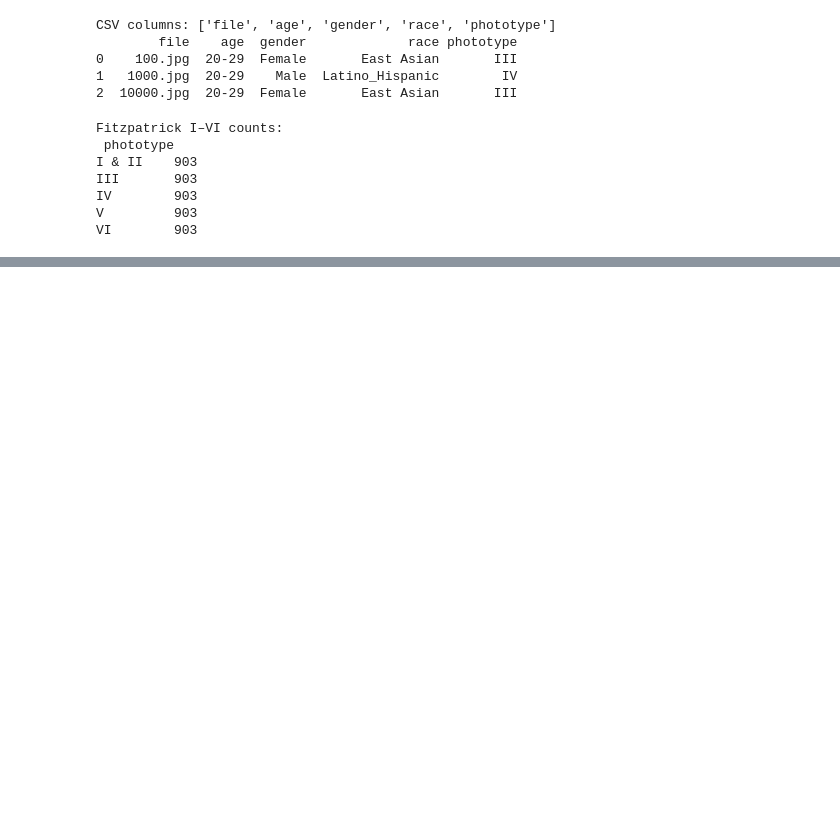
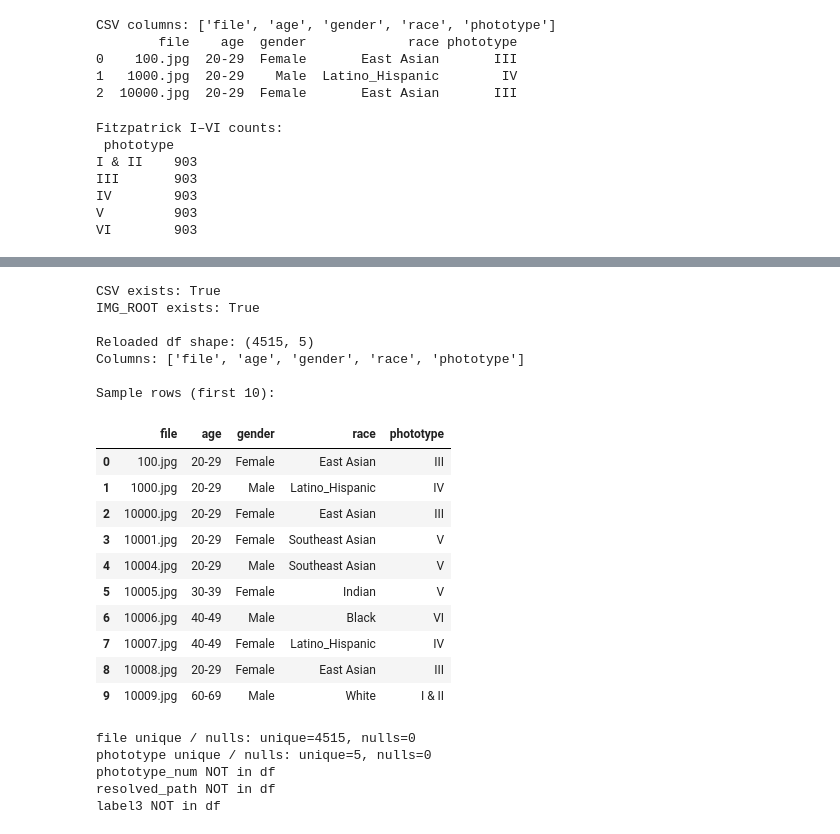
Before and after one commit to ACME-Outreach/ACME-setup-env, a Jupyter notebook: EDA-Fitzpatrick17k.ipynb, the cells around one changed output, grey strips where cells are left out. Cells and saved outputs as stored; diff of their text form; code cells hidden in the pictures; blank space fills up the shorter version.

```diff
--- a/EDA-Fitzpatrick17k.ipynb
+++ b/EDA-Fitzpatrick17k.ipynb
@@ -942,0 +413,54 @@ def predict_image(rel_path: str):
+# %%
+# Cell A: inspect df and the CSV-derived columns
+import pandas as pd, numpy as np
+from pathlib import Path
+DATA_ROOT = Path("fitzpatrick17k")
+CSV_PATH  = DATA_ROOT / "labels.csv"
+IMG_ROOT  = DATA_ROOT / "images"
+
+print("CSV exists:", CSV_PATH.exists())
+print("IMG_ROOT exists:", IMG_ROOT.exists())
+print()
+
+# Try re-load the CSV (fresh) to ensure no stale state
+try:
+    df = pd.read_csv(CSV_PATH)
+    print("Reloaded df shape:", df.shape)
+except Exception as e:
+    print("Failed to reload CSV:", repr(e))
+    raise
+
+print("Columns:", df.columns.tolist())
+print("\nSample rows (first 10):")
+display(df.head(10))
+
+# show unique counts for relevant columns if present
+for col in ["file","phototype","phototype_num","resolved_path","label3"]:
+    if col in df.columns:
+        print(f"{col} unique / nulls: unique={df[col].nunique()}, nulls={df[col].isna().sum()}")
+    else:
+        print(f"{col} NOT in df")
+# %% [output]
+CSV exists: True
+IMG_ROOT exists: True
+
+Reloaded df shape: (4515, 5)
+Columns: ['file', 'age', 'gender', 'race', 'phototype']
+
+Sample rows (first 10):
+|  | file | age | gender | race | phototype |
+| 0 | 100.jpg | 20-29 | Female | East Asian | III |
+| 1 | 1000.jpg | 20-29 | Male | Latino_Hispanic | IV |
+| 2 | 10000.jpg | 20-29 | Female | East Asian | III |
+| 3 | 10001.jpg | 20-29 | Female | Southeast Asian | V |
+| 4 | 10004.jpg | 20-29 | Male | Southeast Asian | V |
+| 5 | 10005.jpg | 30-39 | Female | Indian | V |
+| 6 | 10006.jpg | 40-49 | Male | Black | VI |
+| 7 | 10007.jpg | 40-49 | Female | Latino_Hispanic | IV |
+| 8 | 10008.jpg | 20-29 | Female | East Asian | III |
+| 9 | 10009.jpg | 60-69 | Male | White | I & II |
+file unique / nulls: unique=4515, nulls=0
+phototype unique / nulls: unique=5, nulls=0
+phototype_num NOT in df
+resolved_path NOT in df
+label3 NOT in df
```
Also changed, not shown: parts of 33 cells of this notebook, 7 other files.
